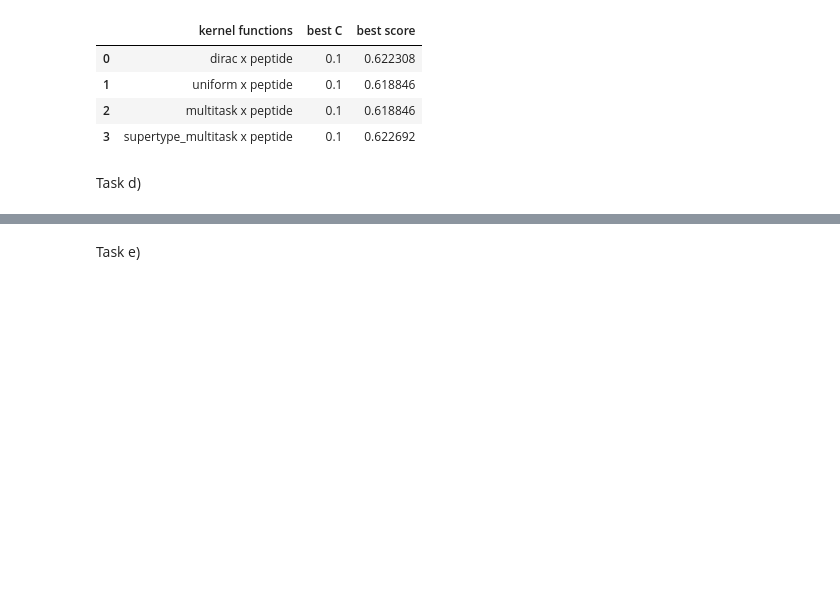
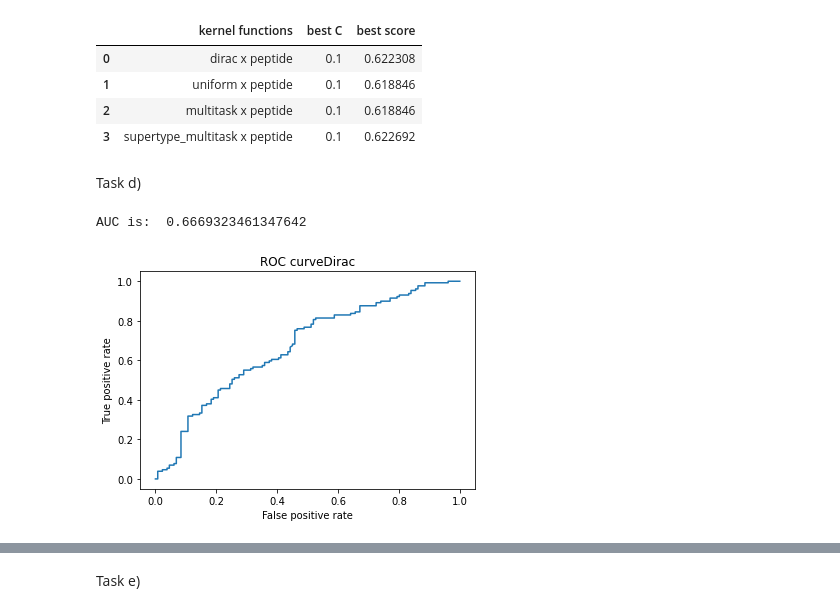
Before and after one commit to mdittschar/MDS, a Jupyter notebook: MDS_Assignment02_Auckenthaler_Dittschar.ipynb, the cells around one changed output, grey strips where cells are left out. Cells and saved outputs as stored; diff of their text form; code cells hidden in the pictures; blank space fills up the shorter version.

```diff
--- a/MDS_Assignment02_Auckenthaler_Dittschar.ipynb
+++ b/MDS_Assignment02_Auckenthaler_Dittschar.ipynb
@@ -108,15 +108,14 @@ binding_data= pd.read_csv('BindingData.csv', delimiter=',')
 binding_data_Y= binding_data[' binding label']
 # %%
 def kernel_combination (allele_kernel, peptide_kernel,a1,a2,p1,p2):
-     """ Function to combine different kernels
+    """ Function to combine different kernels
     allele_kernel: kernel function used for the allele kernel
     peptide_kernel:kernel function used for the peptide kernel
     a1(String): allele 1
     a2(String): allele 1
     p1(String):peptide sequence 1,
     p2(String):peptide sequence 2,
-    return K(float): kernel value
-    """
+    return K(float): kernel value"""
     a = allele_kernel(a1,a2)
     p = peptide_kernel(p1,p2)
     K = a*p
@@ -219,3 +218,43 @@ results
 | 3 | supertype_multitask x peptide | 0.1 | 0.622692 |
 # %% [markdown]
 Task d)
+# %%
+from sklearn.metrics import roc_curve, auc
+
+aucs = dict()
+
+y = binding_data_Y
+C = dirac_best_C
+n = K.shape[0]
+# %%
+def roc_curve_and_auc(K, data, C, title,  n_splits=10):
+    y = data
+    C = C
+    n = K.shape[0]
+    aucs = []
+    indices = np.arange(n)
+    ss = ShuffleSplit(n_splits=n_splits, test_size=0.2, random_state=42)
+    for train_index, test_index in ss.split(indices):
+        K_train = K[np.ix_(train_index,train_index)]
+        K_test = K[np.ix_(test_index, train_index)]
+        y_train = y[train_index]
+        y_test = y[test_index]
+        svc = SVC(kernel='precomputed', C=C, probability=True)
+        svc.fit(K_train, y_train)
+        y_pred = svc.predict_proba(K_test)
+        fpr, tpr, _ = roc_curve(y_test, y_pred[:,1])
+        aucs.append(auc(fpr, tpr))
+    plt.title("ROC curve"+ title)
+    plt.xlabel("False positive rate")
+    plt.ylabel("True positive rate")
+    plt.plot(fpr, tpr)
+    auc_val = np.mean(np.array(aucs))
+    print("AUC is: ", auc_val)
+    return auc_val
+# %%
+K_dirac = predefined_kernel_matrix(dirac,peptide,binding_data)
+auc_dirac = roc_curve_and_auc(K, binding_data_Y, dirac_best_C, "Dirac")
+aucs["dirac"]= auc_dirac
+# %% [output]
+AUC is:  0.6669323461347642
+[figure, added]
```
Also changed, not shown: parts of 4 cells of this notebook, 1 other file.
